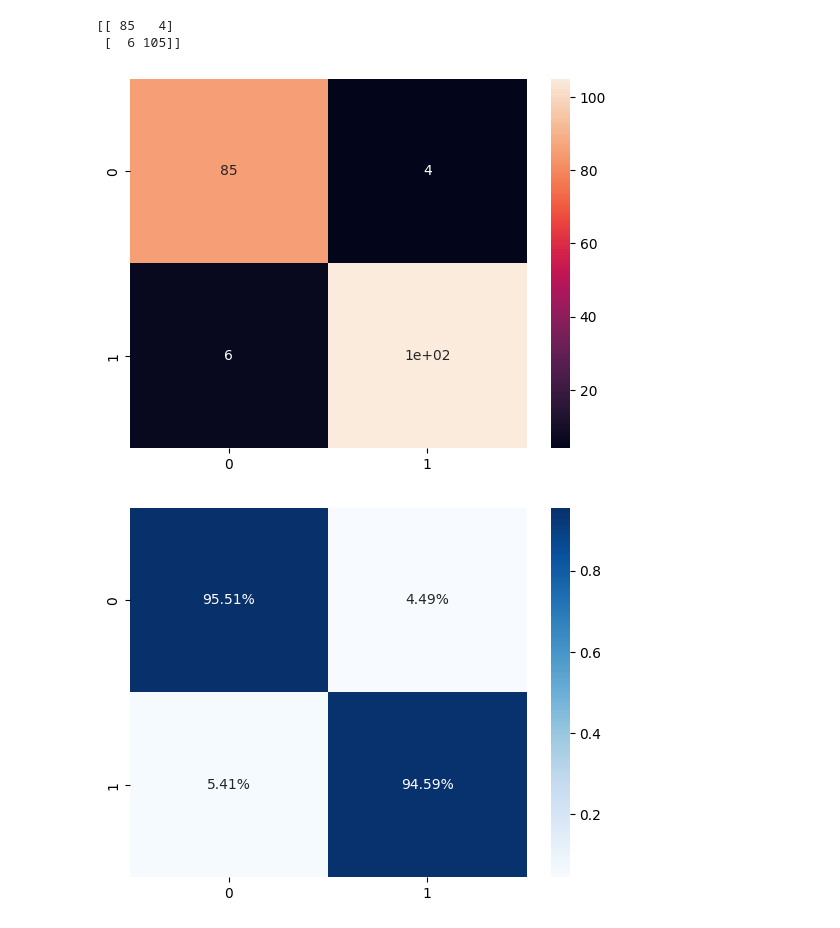
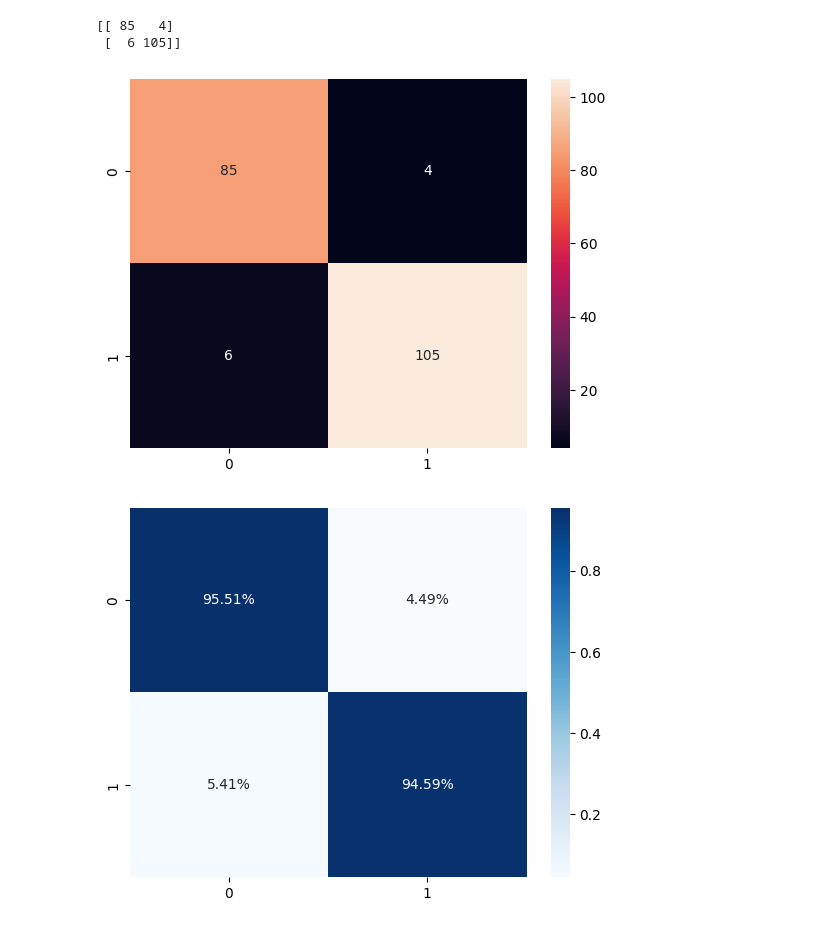
Before and after one commit to fgoiri/2026-02-BILBAO-FT-Data-Science, a Jupyter notebook: 3-Machine_Learning/1-Supervisado/2-Classification/4-Logistic_Regression/ejercicios/Logistic-regression predict-ad-click_FGO.ipynb, the cells around one changed output. Cells and saved outputs as stored; diff of their text form; code cells hidden in the pictures.

```diff
--- a/3-Machine_Learning/1-Supervisado/2-Classification/4-Logistic_Regression/ejercicios/Logistic-regression predict-ad-click_FGO.ipynb
+++ b/3-Machine_Learning/1-Supervisado/2-Classification/4-Logistic_Regression/ejercicios/Logistic-regression predict-ad-click_FGO.ipynb
@@ -513,9 +515,9 @@ print(c_matrix)
  [  6 105]]
 # %%
 import seaborn as sns
-sns.heatmap(c_matrix, annot=True);
+sns.heatmap(c_matrix, annot=True, fmt='d');
 # %% [output]
-[figure, old version]
+[figure, new version]
 # %%
 # 85 (Verdadero Negativo): Usuarios que NO hicieron clic y el modelo predijo correctamente que NO harían clic.
 # 4 (Falso Positivo): Usuarios que NO hicieron clic pero el modelo predijo que SÍ lo harían. (Error tipo I)
```
Also changed, not shown: parts of 1 cell of this notebook, 11 other files.
